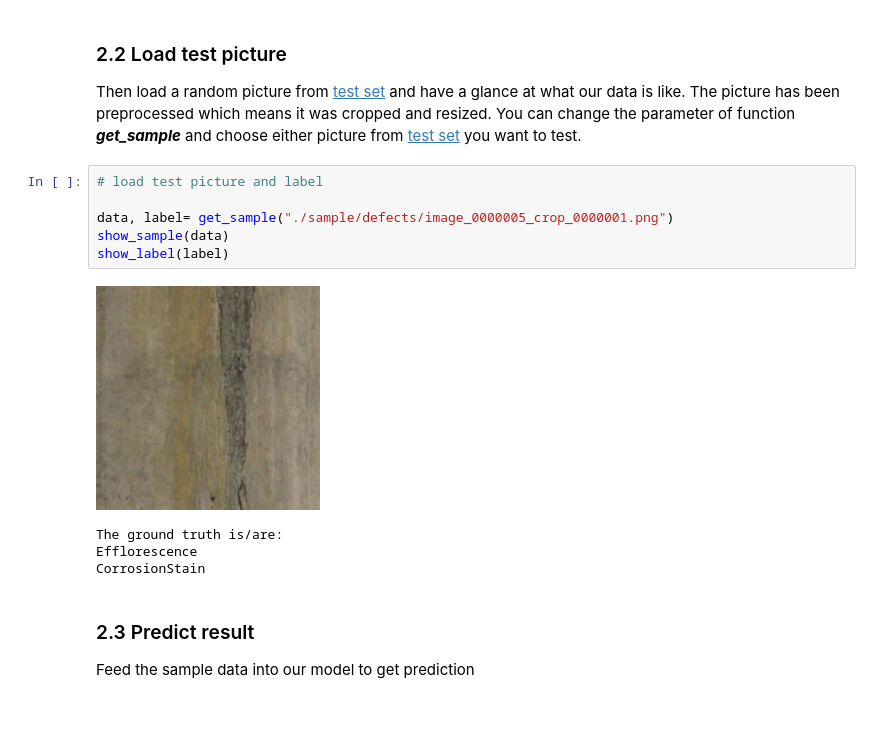
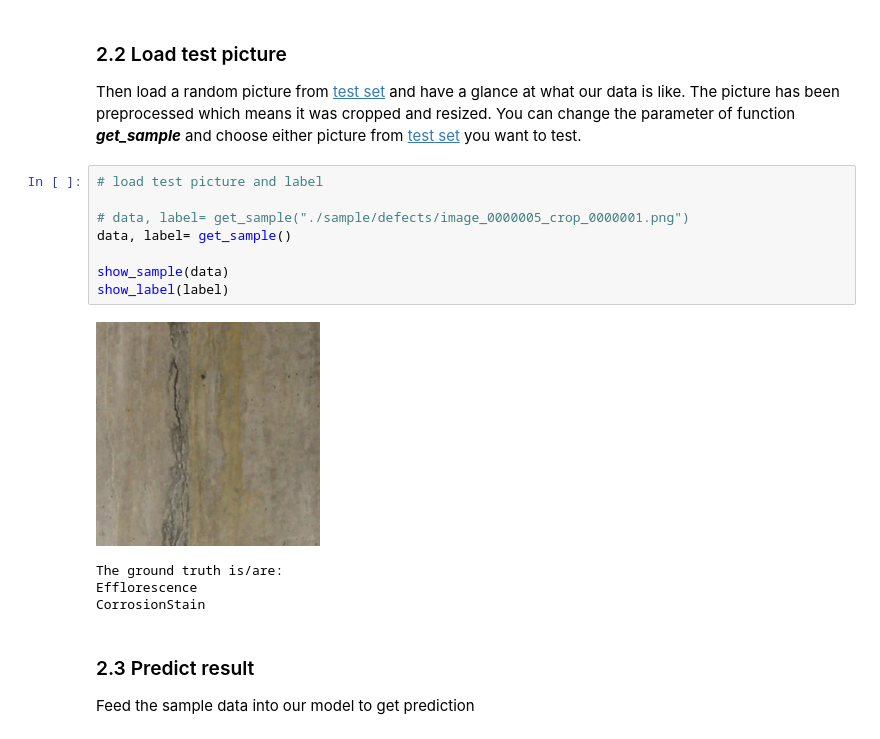
Before and after one commit to CS-433/ml-project-2-patricks, a Jupyter notebook: main.ipynb, the cells around one changed output. Drawn from its saved outputs; the diff is of its cells as text.

```diff
--- a/main.ipynb
+++ b/main.ipynb
@@ -35,11 +33,13 @@ Then load a random picture from [test set](./sample/defects) and have a glance a
 # %%
 # load test picture and label
 
-data, label= get_sample("./sample/defects/image_0000005_crop_0000001.png")
+# data, label= get_sample("./sample/defects/image_0000005_crop_0000001.png")
+data, label= get_sample()
+
 show_sample(data)
 show_label(label)
 # %% [output]
-[figure, old version]
+[figure, new version]
 The ground truth is/are:
 Efflorescence
 CorrosionStain
```
Also changed, not shown: parts of 3 cells of this notebook, 2 other files.
